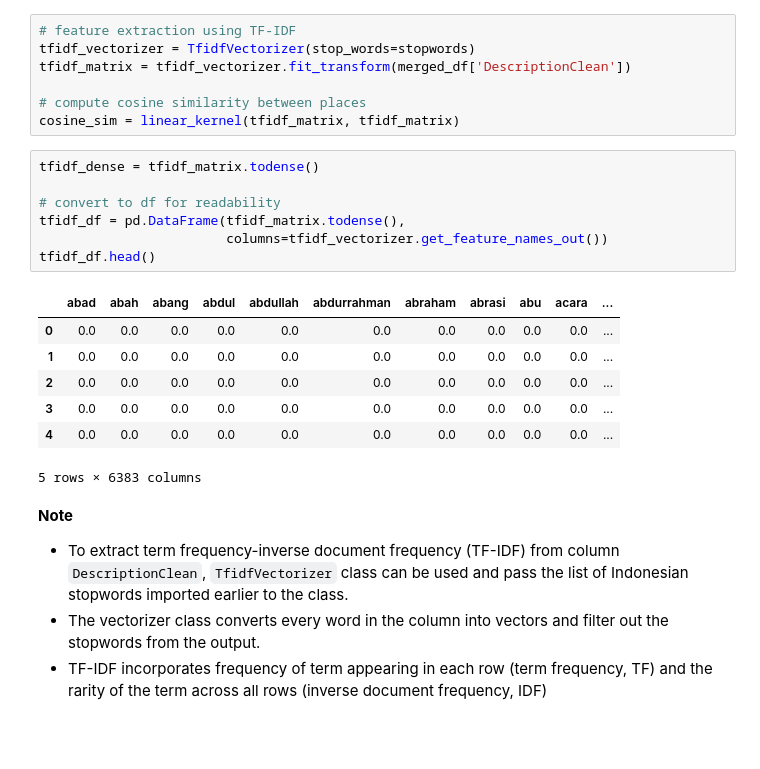
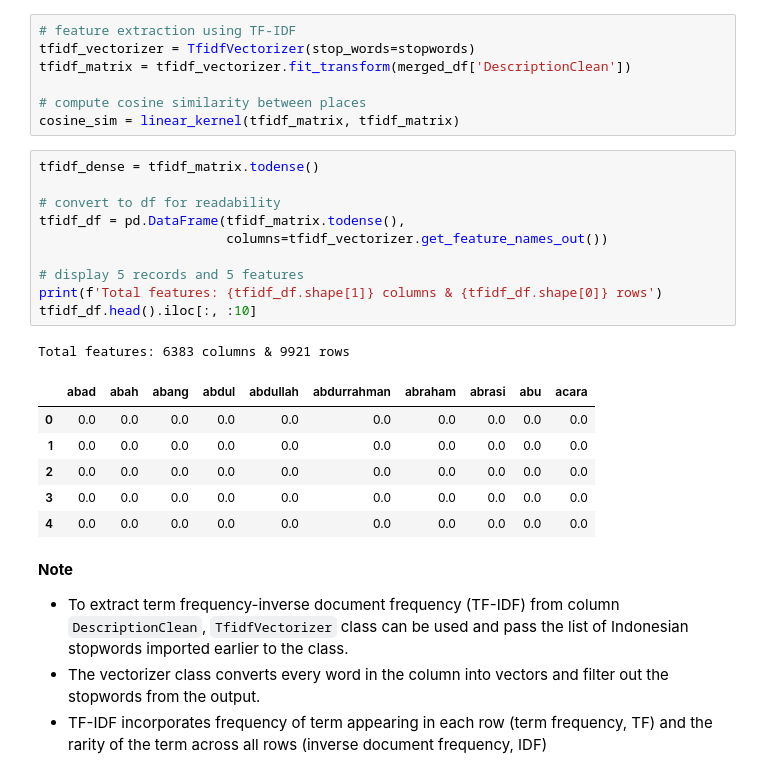
Before and after one commit to LingAdeu/hybrid-recommendation-system, a Jupyter notebook: notebook/notebook.ipynb, the cells around one changed output. Cells and saved outputs as stored; diff of their text form; blank space fills up the shorter version.

Commit message:
Shortening record for better view

```diff
--- a/notebook/notebook.ipynb
+++ b/notebook/notebook.ipynb
@@ -243,18 +241,21 @@ cosine_sim = linear_kernel(tfidf_matrix, tfidf_matrix)
 # %%
 tfidf_dense = tfidf_matrix.todense()
 
 # convert to df for readability
 tfidf_df = pd.DataFrame(tfidf_matrix.todense(),
                         columns=tfidf_vectorizer.get_feature_names_out())
-tfidf_df.head()
+
+# display 5 records and 5 features
+print(f'Total features: {tfidf_df.shape[1]} columns & {tfidf_df.shape[0]} rows')
+tfidf_df.head().iloc[:, :10]
 # %% [output]
+Total features: 6383 columns & 9921 rows
-|  | abad | abah | abang | abdul | abdullah | abdurrahman | abraham | abrasi | abu | acara | ... |
-| 0 | 0.0 | 0.0 | 0.0 | 0.0 | 0.0 | 0.0 | 0.0 | 0.0 | 0.0 | 0.0 | ... |
-| 1 | 0.0 | 0.0 | 0.0 | 0.0 | 0.0 | 0.0 | 0.0 | 0.0 | 0.0 | 0.0 | ... |
-| 2 | 0.0 | 0.0 | 0.0 | 0.0 | 0.0 | 0.0 | 0.0 | 0.0 | 0.0 | 0.0 | ... |
-| 3 | 0.0 | 0.0 | 0.0 | 0.0 | 0.0 | 0.0 | 0.0 | 0.0 | 0.0 | 0.0 | ... |
-| 4 | 0.0 | 0.0 | 0.0 | 0.0 | 0.0 | 0.0 | 0.0 | 0.0 | 0.0 | 0.0 | ... |
+|  | abad | abah | abang | abdul | abdullah | abdurrahman | abraham | abrasi | abu | acara |
+| 0 | 0.0 | 0.0 | 0.0 | 0.0 | 0.0 | 0.0 | 0.0 | 0.0 | 0.0 | 0.0 |
+| 1 | 0.0 | 0.0 | 0.0 | 0.0 | 0.0 | 0.0 | 0.0 | 0.0 | 0.0 | 0.0 |
+| 2 | 0.0 | 0.0 | 0.0 | 0.0 | 0.0 | 0.0 | 0.0 | 0.0 | 0.0 | 0.0 |
+| 3 | 0.0 | 0.0 | 0.0 | 0.0 | 0.0 | 0.0 | 0.0 | 0.0 | 0.0 | 0.0 |
+| 4 | 0.0 | 0.0 | 0.0 | 0.0 | 0.0 | 0.0 | 0.0 | 0.0 | 0.0 | 0.0 |
-5 rows × 6383 columns
 # %% [markdown]
 **Note**
 - To extract term frequency-inverse document frequency (TF-IDF) from column `DescriptionClean`, `TfidfVectorizer` class can be used and pass the list of Indonesian stopwords imported earlier to the class.
```
Also changed, not shown: parts of 7 cells of this notebook.
